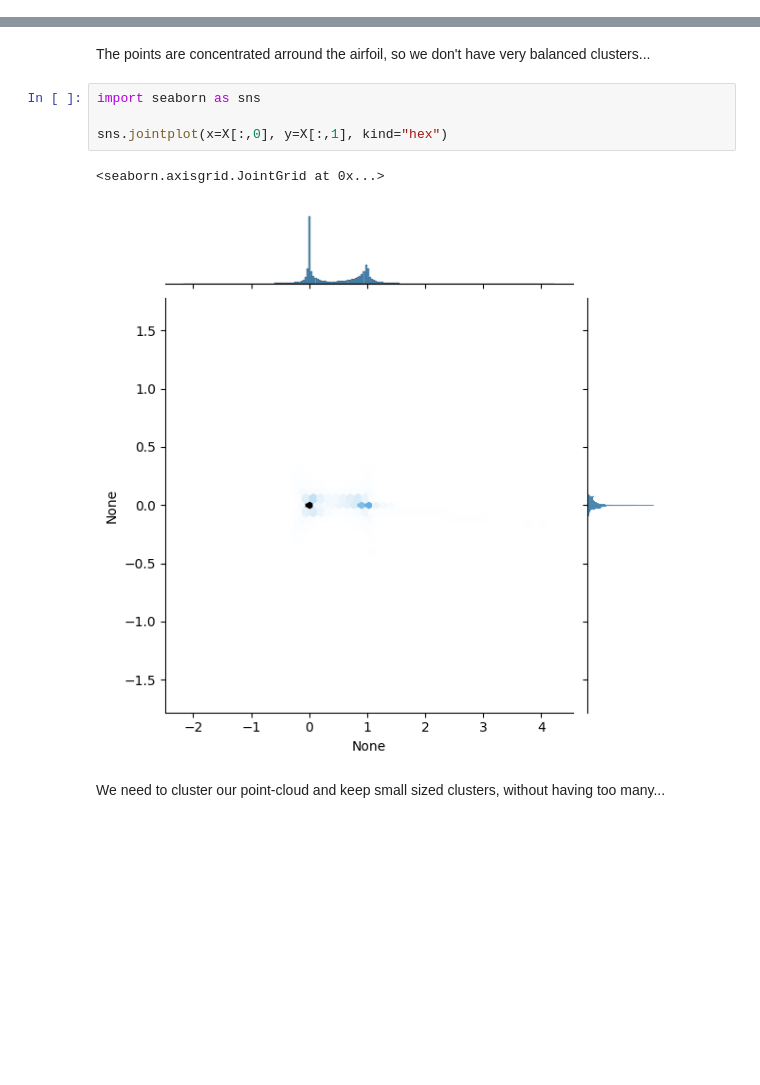
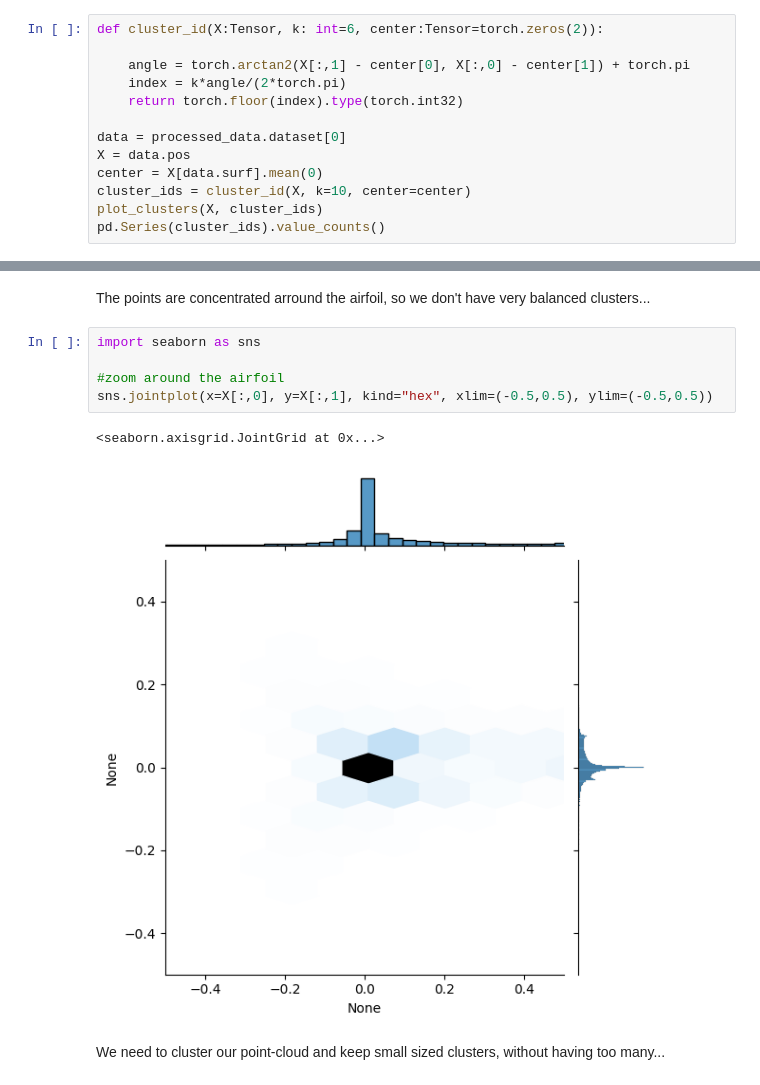
Before and after one commit to DaGrapix/ml4science, a Jupyter notebook: src/submission_attention/attention.ipynb, the cells around one changed output, grey strips where cells are left out. Saved outputs shown, nothing was run; the diff lists cells and outputs as text; blank space fills up the shorter version.

```diff
--- a/src/submission_attention/attention.ipynb
+++ b/src/submission_attention/attention.ipynb
@@ -248,0 +350,13 @@ Name: count, dtype: int64
+# %%
+def cluster_id(X:Tensor, k: int=6, center:Tensor=torch.zeros(2)):
+
+    angle = torch.arctan2(X[:,1] - center[0], X[:,0] - center[1]) + torch.pi
+    index = k*angle/(2*torch.pi)
+    return torch.floor(index).type(torch.int32)
+
+data = processed_data.dataset[0]
+X = data.pos
+center = X[data.surf].mean(0)
+cluster_ids = cluster_id(X, k=10, center=center)
+plot_clusters(X, cluster_ids)
+pd.Series(cluster_ids).value_counts()
@@ -251,10 +397,11 @@ The points are concentrated arround the airfoil, so we don't have very balanced
 # %%
 import seaborn as sns
 
-sns.jointplot(x=X[:,0], y=X[:,1], kind="hex")
+#zoom around the airfoil
+sns.jointplot(x=X[:,0], y=X[:,1], kind="hex", xlim=(-0.5,0.5), ylim=(-0.5,0.5))
 # %% [output]
 <seaborn.axisgrid.JointGrid at 0x...>
-[figure, old version]
+[figure, new version]
 # %% [markdown]
 We need to cluster our point-cloud and keep small sized clusters, without having too many...
 # %% [markdown]
```
Also changed, not shown: parts of 15 cells of this notebook, 2 other files.
